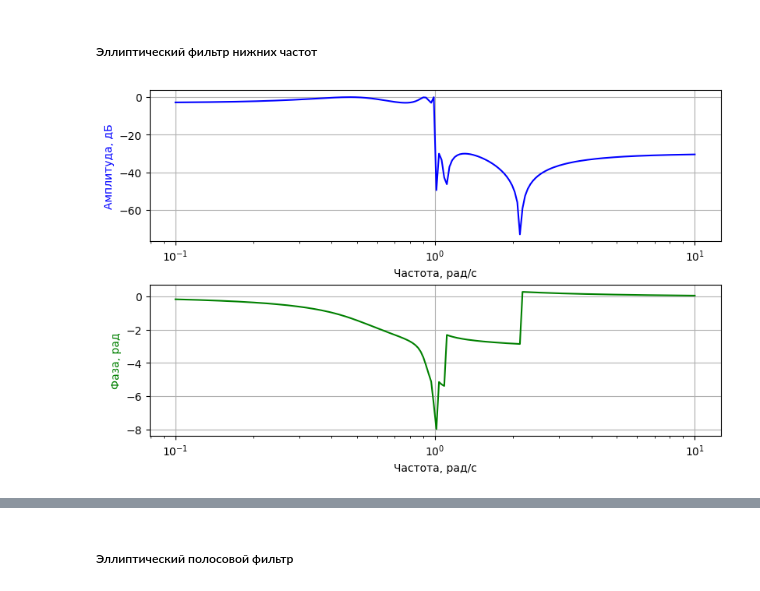
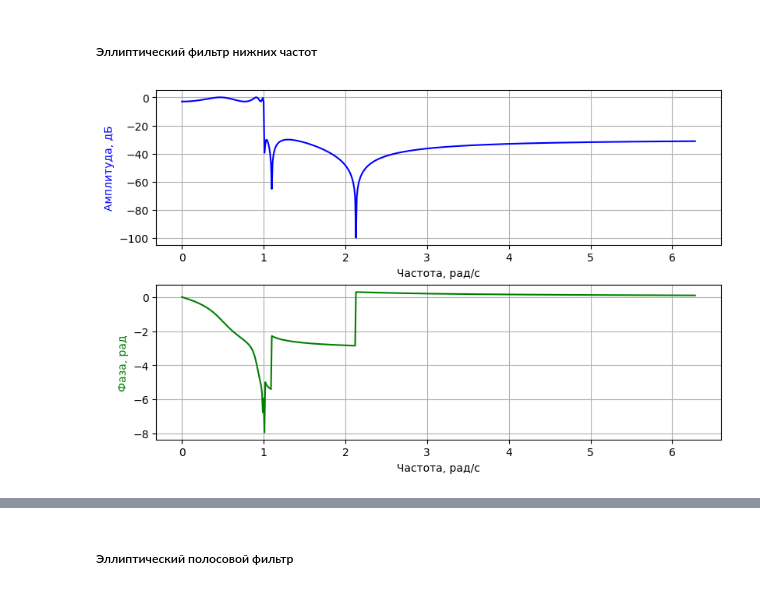
Before and after one commit to sethlearning/DigitalSignalProcessingWorkbooks, a Jupyter notebook: Filters/Synthesizing/Analog/FilterSynthesizingAnalog-6-Bilinear.ipynb, the cells around one changed output, grey strips where cells are left out. Saved outputs shown, nothing was run; the diff lists cells and outputs as text; code cells hidden in the pictures.

```diff
--- a/Filters/Synthesizing/Analog/FilterSynthesizingAnalog-6-Bilinear.ipynb
+++ b/Filters/Synthesizing/Analog/FilterSynthesizingAnalog-6-Bilinear.ipynb
@@ -77,32 +76,32 @@ def FRPRDiagLog (w, h):
 # z - значения нулей фильтра
 # p - значения полюсов фильтра
 # k - коэффициент усиления фильтра
 # Параметры:
 # N - порядок фильтра
 # rз - допустимый уровень пульсаций в полосе пропускания
 # rs - допустимый уровень пульсаций в полосе подавления
 z, p, k = sp.ellipap(N=10, rp=3, rs=30)
 
 # Преобразование прототипа фильтра нижних частот, представленного в виде значений нулей, полюсов и коэффициента усиления
 # в форму коэффициентов прямых и обратных связей
 # Возвращаемые значения:
 # b - коэффициенты прямых связей
 # a - коэффициенты обратных связей
 # Параметры:
 # z - значения нулей фильтра
 # p - значения полюсов фильтра
 # k - коэффициент усиления фильтра
 b, a = sp.zpk2tf(z=z, p=p, k=k)
 
 # Функция freqs возвращает отклик аналогового фильтра
 # Возвращаемые значения:
 # w - частоты, для которых был рассчитан отклик фильтра
 # h - отклик фильтра, представленный в виде комплексных чисел
 # Параметры:
 # b - коэффициенты прямых связей
 # a - коэффициенты обратных связей
 # Функция freqs позволяет указать в качестве параметра plot функцию для отрисовки графиков,
 # принимающую в качестве параметров частоты, для которых был измерен отклик фильтра, и комплексные значения этих откликов.
-_ = sp.freqs(b=b, a=a, plot=FRPRDiagLog)
+_ = sp.freqs(b=b, a=a, worN=np.arange(start=0, stop=2*np.pi, step=0.01), plot=FRPRDiag)
 # %% [output]
-[figure, old version]
+[figure, new version]
```
Also changed, not shown: parts of 8 cells of this notebook.
